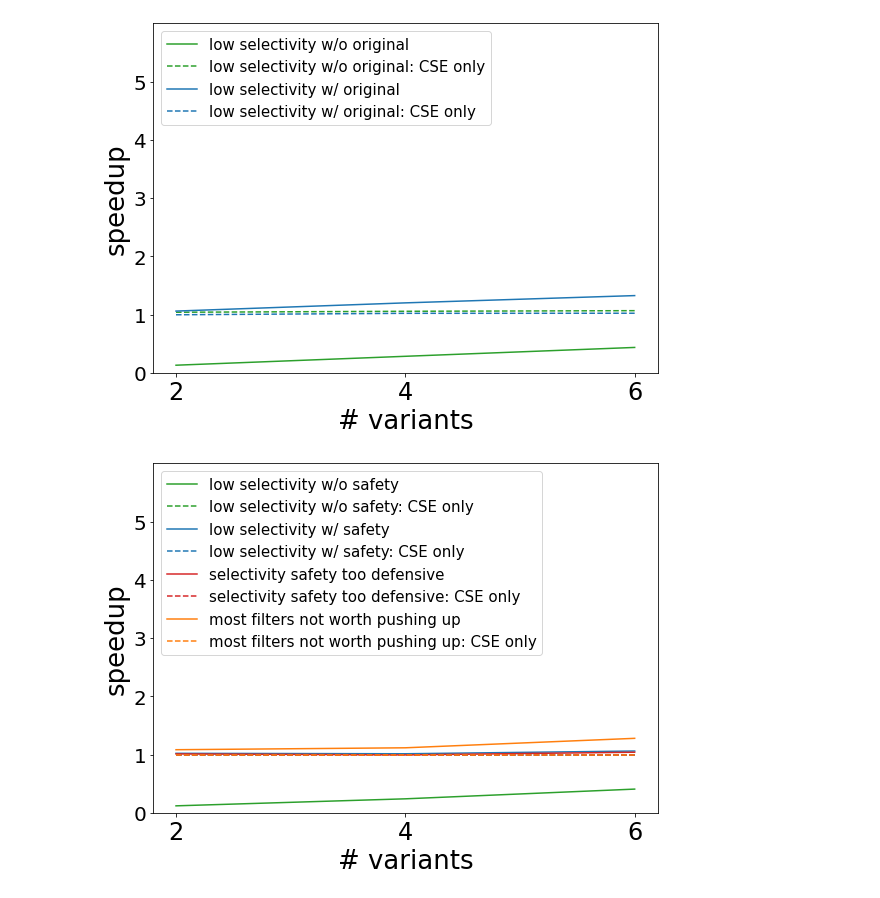
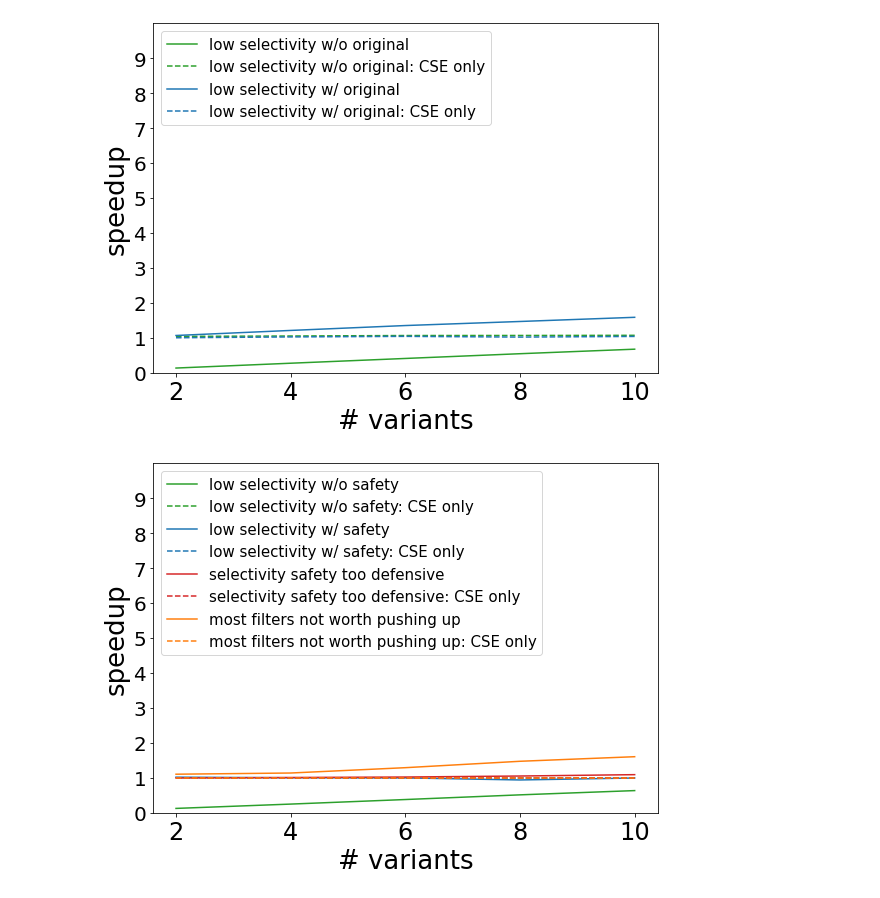
Before and after one commit to stefan-grafberger/mlwhatif, a Jupyter notebook: experiments/plot-benchmark-results--optimizations.ipynb, the cells around one changed output. Saved outputs shown, nothing was run; the diff lists cells and outputs as text; code cells hidden in the pictures.

```diff
--- a/experiments/plot-benchmark-results--optimizations.ipynb
+++ b/experiments/plot-benchmark-results--optimizations.ipynb
@@ -284,6 +284,6 @@ plot_runtimes({'beneficial scenario;beneficial: CSE only': (ideal_df['analysis_r
 # %%
 optimization = "filter_addition_push_up"
-variant_counts = [2, 4, 6]
+variant_counts = [2, 4, 6, 8, 10]
 row_count = "1.0"
 ideal_df = load_csv_result_data_variant_counts(optimization, "ideal", variant_counts, row_count)
 average_df = load_csv_result_data_variant_counts(optimization, "average", variant_counts, row_count)
@@ -294,23 +294,23 @@ plot_runtimes({'low selectivity w/o original;low selectivity w/o original: CSE o
               variant_counts,
               f"{optimization}_special_scenarios")
 # %% [output]
-[figure, old version]
+[figure, new version]
 # %%
 optimization = "operator_deletion_filter_push_up"
-variant_counts = [2, 4, 6]
+variant_counts = [2, 4, 6, 8, 10]
 scale_factor = "1.0"
 worst_wo_safety_df = load_csv_result_data_variant_counts(optimization, "worst_wo_safety", variant_counts, scale_factor)
 worst_w_safety_df = load_csv_result_data_variant_counts(optimization, "worst_w_safety", variant_counts, scale_factor)
 worst_safety_too_defensive_df = load_csv_result_data_variant_counts(optimization, "worst_safety_too_defensive", variant_counts, scale_factor)
 worst_case_only_some_filters_worth_pushing_up_df = load_csv_result_data_variant_counts(optimization, "worst_case_only_some_filters_worth_pushing_up", variant_counts, scale_factor)
 plot_runtimes({'low selectivity w/o safety;low selectivity w/o safety: CSE only': (worst_wo_safety_df['analysis_result_with_opt_rule'], worst_wo_safety_df['analysis_result_without_any_opt']),
                'low selectivity w/ safety;low selectivity w/ safety: CSE only': (worst_w_safety_df['analysis_result_with_opt_rule'], worst_w_safety_df['analysis_result_without_any_opt']),
                'selectivity safety too defensive;selectivity safety too defensive: CSE only': (worst_safety_too_defensive_df['analysis_result_with_opt_rule'], worst_safety_too_defensive_df['analysis_result_without_any_opt']),
                'most filters not worth pushing up;most filters not worth pushing up: CSE only': (worst_case_only_some_filters_worth_pushing_up_df['analysis_result_with_opt_rule'], worst_case_only_some_filters_worth_pushing_up_df['analysis_result_without_any_opt'])
                },
               variant_counts,
               f"{optimization}_special_scenarios")
 # %% [output]
-[figure, old version]
+[figure, new version]
 # %%
 optimization = "udf_split_and_reuse"
```
Also changed, not shown: parts of 11 cells of this notebook, 13 other files.
